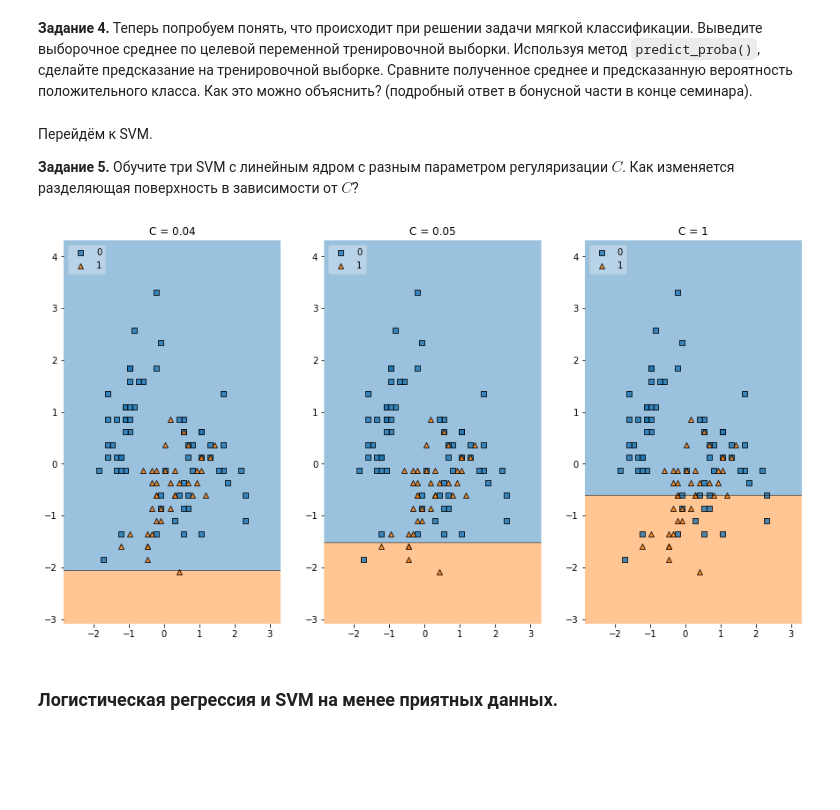
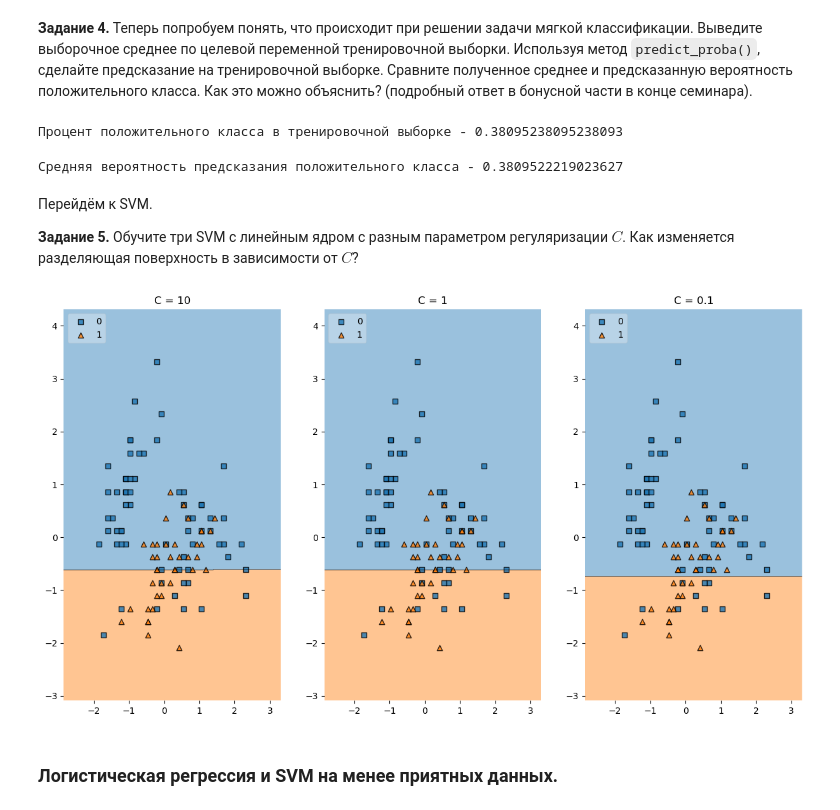
Before and after one commit to KuBaN658/ml_omelusik_dvfu, a Jupyter notebook: seminar_5/sem05_logit_svm.ipynb, the cells around one changed output. Cells and saved outputs as stored; diff of their text form; code cells hidden in the pictures; blank space fills up the shorter version.

```diff
--- a/seminar_5/sem05_logit_svm.ipynb
+++ b/seminar_5/sem05_logit_svm.ipynb
@@ -226,7 +226,7 @@ for clf, lab, grd in zip([lr, svm],
                          itertools.product([0, 1], repeat=2)):
 
     ax = plt.subplot(gs[grd[0], grd[1]])
-    fig = plot_decision_regions(X=np.array(X), y=np.array(y), clf=clf, legend=2)
+    fig = plot_decision_regions(X=X_train_sc, y=y_train, clf=clf, legend=2)
     plt.title(lab)
 
 plt.show()
@@ -239,25 +239,26 @@ ModuleNotFoundError: No module named 'mlxtend'
 # %%
 C = [0.1, 1, 1]
 
-lr1 = LogisticRegression()
-lr2 = LogisticRegression()
-lr3 = LogisticRegression()
+lr0 = LogisticRegression(C=10)
+lr1 = LogisticRegression(C=1)
+lr2 = LogisticRegression(C=0.1)
+lr3 = LogisticRegression(C=0.01)
 # %%
 import matplotlib.pyplot as plt
 from mlxtend.plotting import plot_decision_regions
 import matplotlib.gridspec as gridspec
 import itertools
-gs = gridspec.GridSpec(1, 3)
+gs = gridspec.GridSpec(1, 4)
 
 fig = plt.figure(figsize=(15,8))
 
-labels = ['C = ...', 'C = ...', 'C = ...']
-for clf, lab, grd in zip([lr1, lr2, lr3],
+labels = ['C = 10', 'C = 1', 'C = 0.1', 'C = 0.01']
+for clf, lab, grd in zip([lr0, lr1, lr2, lr3],
                          labels,
-                         itertools.product([0, 1, 2], repeat=2)):
-    clf.fit(X_train, y_train)
+                         itertools.product([0, 1, 2, 3], repeat=2)):
+    clf.fit(X_train_sc, y_train)
     ax = plt.subplot(gs[grd[0], grd[1]])
-    fig = plot_decision_regions(X = X_train, y = np.array(y_train), clf=clf, legend=2)
+    fig = plot_decision_regions(X=X_train_sc, y=y_train, clf=clf, legend=2)
     plt.title(lab)
 
 plt.show()
@@ -267,36 +267,44 @@ NameError: name 'X_train' is not defined
 # %% [markdown]
 **Задание 4.** Теперь попробуем понять, что происходит при решении задачи мягкой классификации. Выведите выборочное среднее по целевой переменной тренировочной выборки. Используя метод `predict_proba()`, сделайте предсказание на тренировочной выборке. Сравните полученное среднее и предсказанную вероятность положительного класса. Как это можно объяснить? (подробный ответ в бонусной части в конце семинара).
+# %%
+print(f"Процент положительного класса в тренировочной выборке - {y_train.mean()}")
+# %% [output]
+Процент положительного класса в тренировочной выборке - 0.38095238095238093
+# %%
+print(f"Средняя вероятность предсказания положительного класса - {lr.predict_proba(X_train_sc)[:, 1].mean()}")
+# %% [output]
+Средняя вероятность предсказания положительного класса - 0.3809522219023627
 # %% [markdown]
 Перейдём к SVM.
 
 **Задание 5.** Обучите три SVM с линейным ядром с разным параметром регуляризации $C$. Как изменяется разделяющая поверхность в зависимости от $C$?
 # %%
-C = []
+C = [10, 1, 0.1]
 
-svc1 =
-svc2 =
-svc3 =
+svc1 = SVC(kernel='linear', C=10)
+svc2 = SVC(kernel='linear', C=1)
+svc3 = SVC(kernel='linear', C=0.1)
 # %%
 import matplotlib.pyplot as plt
 from mlxtend.plotting import plot_decision_regions
 import matplotlib.gridspec as gridspec
 import itertools
 gs = gridspec.GridSpec(1, 3)
 
 fig = plt.figure(figsize=(15,8))
 
-labels = ['C = ...', 'C = ...', 'C = ...']
+labels = ['C = 10', 'C = 1', 'C = 0.1']
 for clf, lab, grd in zip([svc1, svc2, svc3],
                          labels,
                          itertools.product([0, 1, 2], repeat=2)):
-    clf.fit(X_train, y_train)
+    clf.fit(X_train_sc, y_train)
     ax = plt.subplot(gs[grd[0], grd[1]])
-    fig = plot_decision_regions(X = X_train, y = np.array(y_train), clf=clf, legend=2)
+    fig = plot_decision_regions(X=X_train_sc, y=y_train, clf=clf, legend=2)
     plt.title(lab)
 
 plt.show()
 # %% [output]
-[figure, old version]
+[figure, new version]
 # %% [markdown]
 ### Логистическая регрессия и SVM на менее приятных данных.
 # %% [markdown]
```
Also changed, not shown: parts of 12 cells of this notebook, 1 other file.
